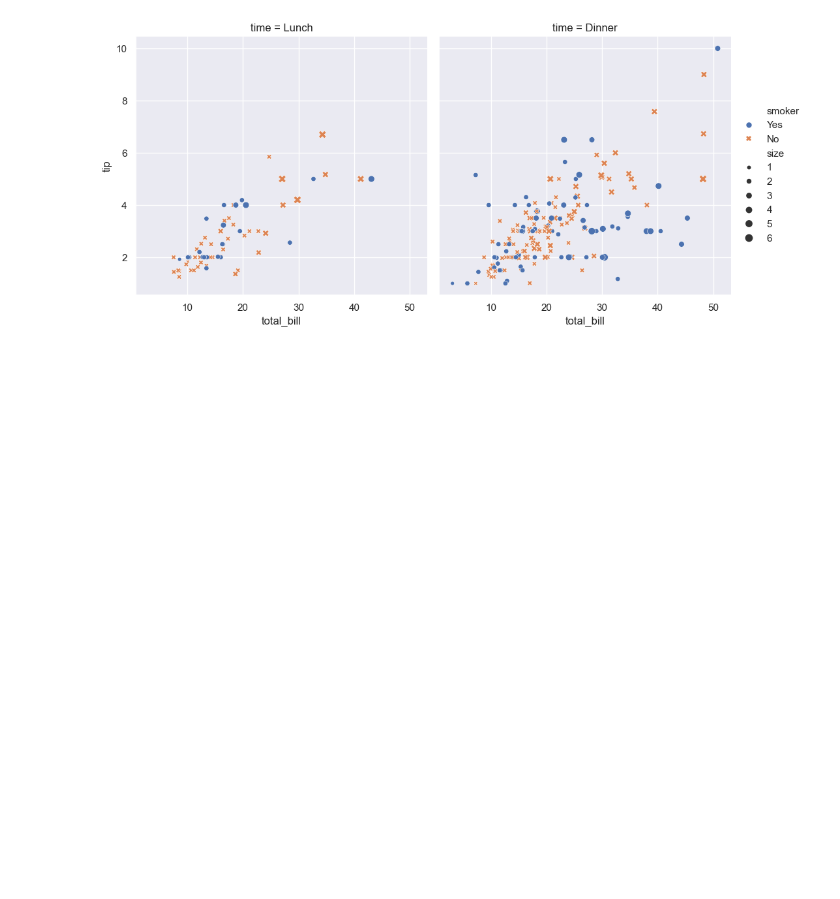
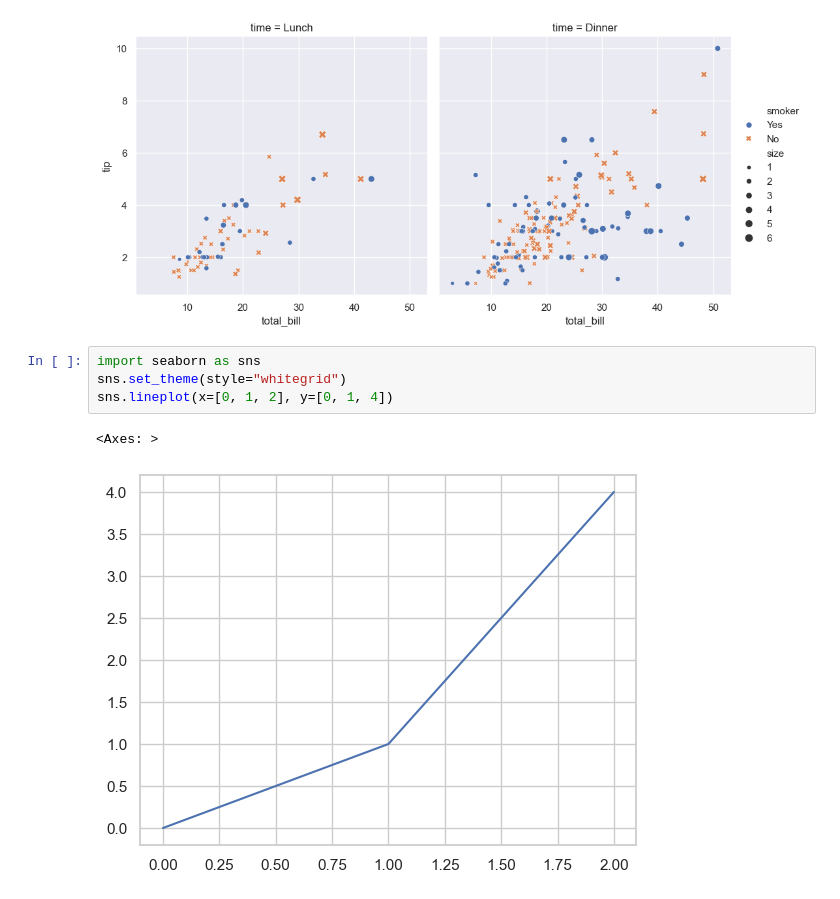
Before and after one commit to The-Excession/Laboratory, a Jupyter notebook: Laboratory/LearninTime.ipynb, the cells around one changed output. Saved outputs shown, nothing was run; the diff lists cells and outputs as text; blank space fills up the shorter version.

```diff
--- a/Laboratory/LearninTime.ipynb
+++ b/Laboratory/LearninTime.ipynb
@@ -17,3 +17,10 @@ sns.relplot(
 # %% [output]
 <seaborn.axisgrid.FacetGrid at 0x...>
 [figure]
+# %%
+import seaborn as sns
+sns.set_theme(style="whitegrid")
+sns.lineplot(x=[0, 1, 2], y=[0, 1, 4])
+# %% [output]
+<Axes: >
+[figure, added]
```
Also changed, not shown: parts of 1 cell of this notebook.
